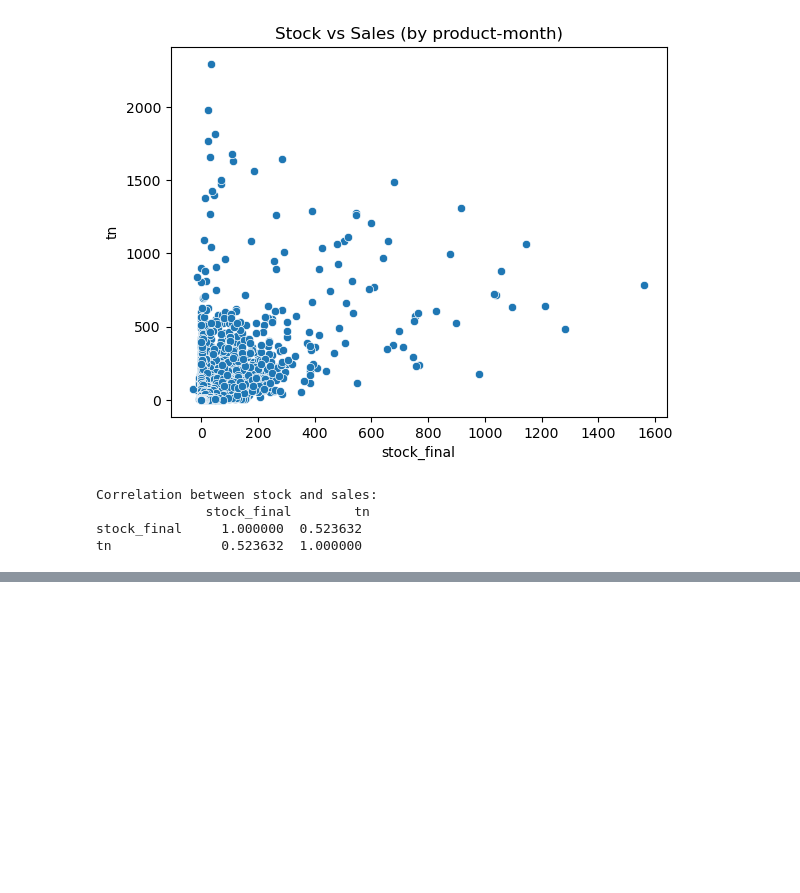
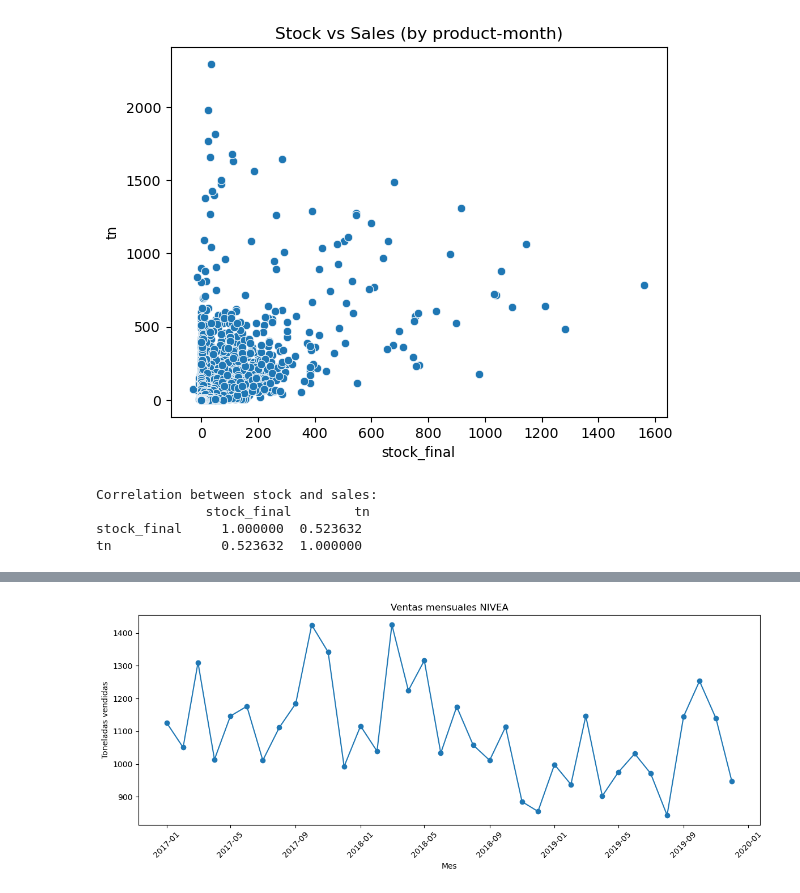
Before and after one commit to leonardoheis/lab3, a Jupyter notebook: notebooks/eda.ipynb, the cells around one changed output, grey strips where cells are left out. Saved outputs shown, nothing was run; the diff lists cells and outputs as text; code cells hidden in the pictures; blank space fills up the shorter version.

```diff
--- a/notebooks/eda.ipynb
+++ b/notebooks/eda.ipynb
@@ -151,0 +183,9 @@ profile_prod.to_file('../reports/productos_profiling_report.html')
+# %%
+productos.drop_duplicates(subset=['product_id'], inplace=True)
+# %%
+# Supongamos que tu DataFrame de productos se llama 'productos'
+nivea_prods = productos[productos['brand'].str.upper() == 'NIVEA']
+
+# Lista de product_id NIVEA
+nivea_ids = nivea_prods['product_id'].unique()
+print(nivea_ids)
@@ -151,0 +210,2 @@ profile_prod.to_file('../reports/productos_profiling_report.html')
+# %%
+nivea_ventas = sell_in[sell_in['product_id'].isin(nivea_ids)]
@@ -151,0 +233,15 @@ profile_prod.to_file('../reports/productos_profiling_report.html')
+# %%
+ventas_mes = nivea_ventas.groupby('periodo')['tn'].sum().reset_index()
+import matplotlib.pyplot as plt
+import pandas as pd
+#ventas_mes['periodo'] = pd.to_datetime(ventas_mes['periodo'].astype(str) + '01', format='%Y%m%d')
+plt.figure(figsize=(12,5))
+plt.plot(ventas_mes['periodo'], ventas_mes['tn'], marker='o')
+plt.title('Ventas mensuales NIVEA')
+plt.xlabel('Mes')
+plt.ylabel('Toneladas vendidas')
+plt.xticks(rotation=45)
+plt.tight_layout()
+plt.show()
+# %% [output]
+[figure, added]
```
Also changed, not shown: parts of 28 cells of this notebook.
